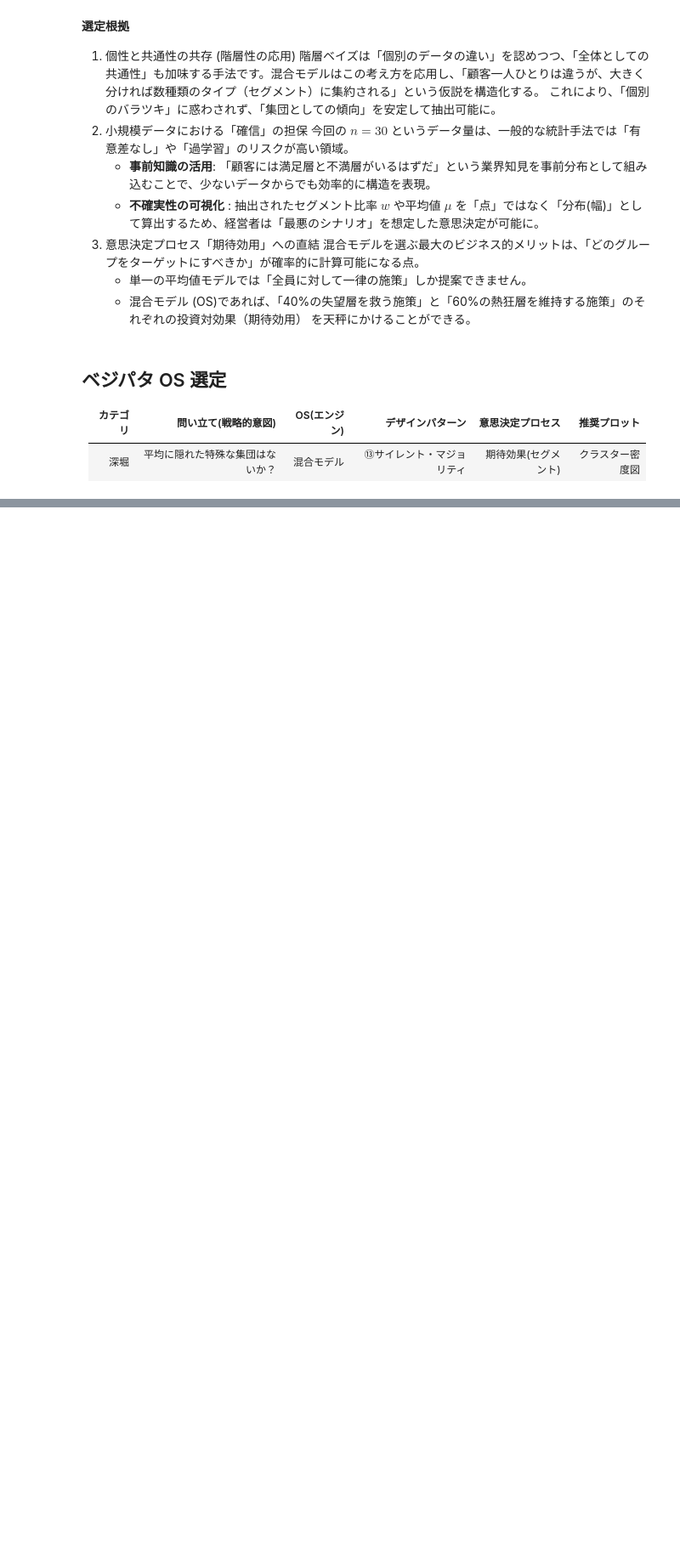
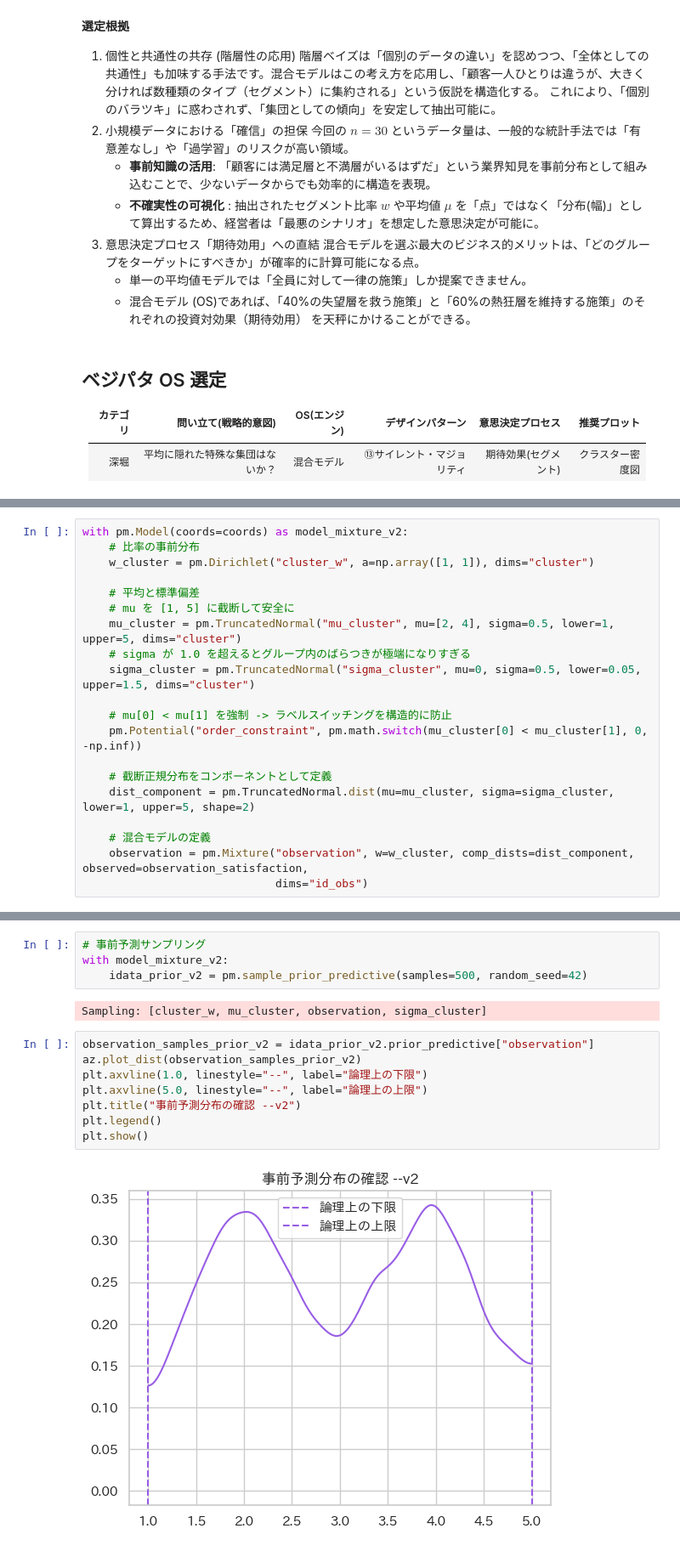
Before and after one commit to petalab-io/bayesian-iroha, a Jupyter notebook: notebooks/04_survey_latent_segmentasion/mixture_model_inference.ipynb, the cells around one changed output, grey strips where cells are left out. Shown at 85% size. Saved outputs shown, nothing was run; the diff lists cells and outputs as text; blank space fills up the shorter version.

```diff
--- a/notebooks/04_survey_latent_segmentasion/mixture_model_inference.ipynb
+++ b/notebooks/04_survey_latent_segmentasion/mixture_model_inference.ipynb
@@ -98,0 +199,20 @@ plt.show()
+# %%
+with pm.Model(coords=coords) as model_mixture_v2:
+    # 比率の事前分布
+    w_cluster = pm.Dirichlet("cluster_w", a=np.array([1, 1]), dims="cluster")
+
+    # 平均と標準偏差
+    # mu を [1, 5] に截断して安全に
+    mu_cluster = pm.TruncatedNormal("mu_cluster", mu=[2, 4], sigma=0.5, lower=1, upper=5, dims="cluster")
+    # sigma が 1.0 を超えるとグループ内のばらつきが極端になりすぎる
+    sigma_cluster = pm.TruncatedNormal("sigma_cluster", mu=0, sigma=0.5, lower=0.05, upper=1.5, dims="cluster")
+
+    # mu[0] < mu[1] を強制 -> ラベルスイッチングを構造的に防止
+    pm.Potential("order_constraint", pm.math.switch(mu_cluster[0] < mu_cluster[1], 0, -np.inf))
+
+    # 截断正規分布をコンポーネントとして定義
+    dist_component = pm.TruncatedNormal.dist(mu=mu_cluster, sigma=sigma_cluster, lower=1, upper=5, shape=2)
+
+    # 混合モデルの定義
+    observation = pm.Mixture("observation", w=w_cluster, comp_dists=dist_component, observed=observation_satisfaction,
+                             dims="id_obs")
@@ -98,0 +231,16 @@ plt.show()
+# %%
+# 事前予測サンプリング
+with model_mixture_v2:
+    idata_prior_v2 = pm.sample_prior_predictive(samples=500, random_seed=42)
+# %% [output]
+Sampling: [cluster_w, mu_cluster, observation, sigma_cluster]
+# %%
+observation_samples_prior_v2 = idata_prior_v2.prior_predictive["observation"]
+az.plot_dist(observation_samples_prior_v2)
+plt.axvline(1.0, linestyle="--", label="論理上の下限")
+plt.axvline(5.0, linestyle="--", label="論理上の上限")
+plt.title("事前予測分布の確認 --v2")
+plt.legend()
+plt.show()
+# %% [output]
+[figure, added]
```
Also changed, not shown: parts of 18 cells of this notebook.
